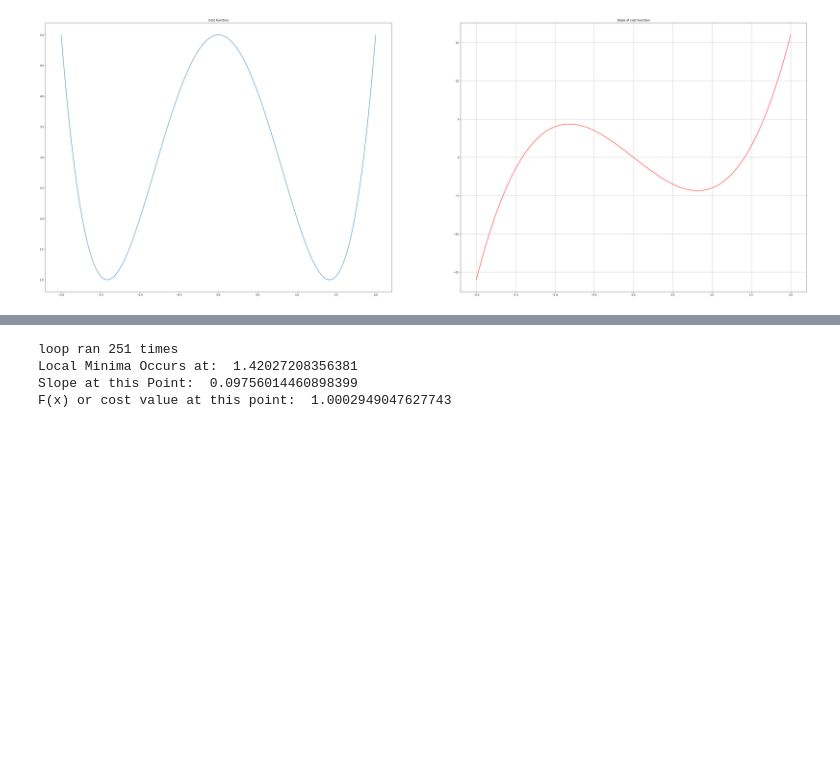
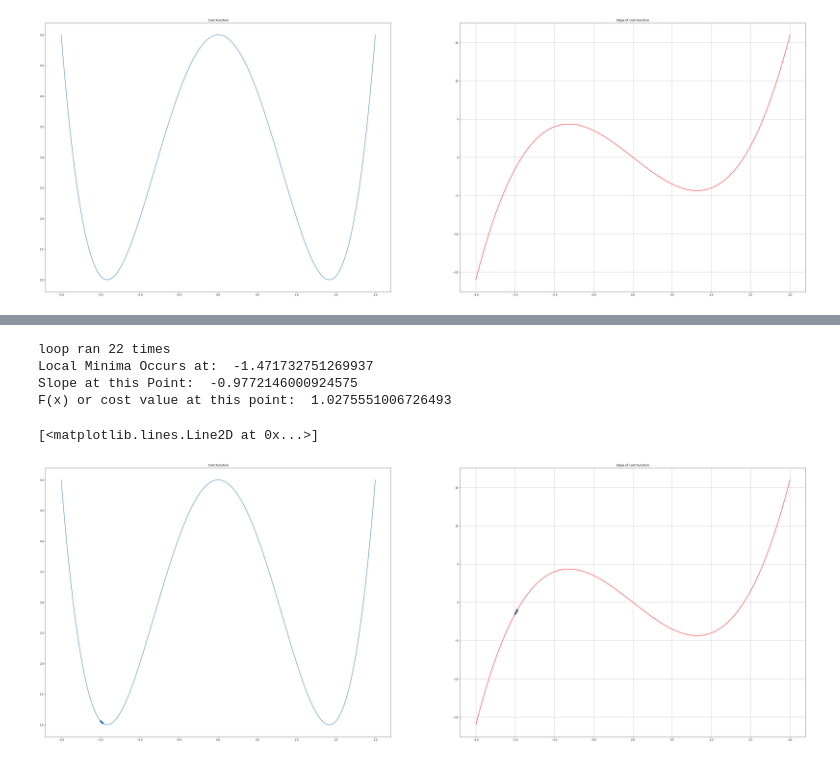
Before and after one commit to raghavguptaeng/Getting-Started-With-Data-Science, a Jupyter notebook: 2.) Gradient Decent/minimumMinima.ipynb, the cells around one changed output, grey strips where cells are left out. Cells and saved outputs as stored; diff of their text form; code cells hidden in the pictures; blank space fills up the shorter version.

```diff
--- a/2.) Gradient Decent/minimumMinima.ipynb
+++ b/2.) Gradient Decent/minimumMinima.ipynb
@@ -28,25 +29,41 @@ plt.plot(data,dg(data),color = 'red')
 # %%
-new_x = 2
-previous_x = 0
-step_multiplier = 0.001
-precision = 0.0001
-x_list = [new_x]
-slope = [dg(new_x)]
-for i in range(500):
-    previous_x = new_x
-    gradient = dg(previous_x)
-    new_x = previous_x - (step_multiplier*gradient)
-    step_size = abs(new_x - previous_x)
-    x_list.append(new_x)
-    slope.append(dg(new_x))
-    if step_size < precision:
-        print("loop ran {} times".format(i))
-        break
-print("Local Minima Occurs at: ",new_x)
-print("Slope at this Point: ",dg(new_x))
-print("F(x) or cost value at this point: ",g(new_x))
+def gradient(new_x,step_multiplier,precision):
+    previous_x = 0
+    x_list = [new_x]
+    slope = [dg(new_x)]
+    for i in range(500):
+        previous_x = new_x
+        gradient = dg(previous_x)
+        new_x = previous_x - (step_multiplier*gradient)
+        step_size = abs(new_x - previous_x)
+        x_list.append(new_x)
+        slope.append(dg(new_x))
+        if step_size < precision:
+            print("loop ran {} times".format(i))
+            break
+#     print(slope)
+    print("Local Minima Occurs at: ",new_x)
+    print("Slope at this Point: ",dg(new_x))
+    print("F(x) or cost value at this point: ",g(new_x))
+    return x_list;
-# %% [output]
-loop ran 251 times
-Local Minima Occurs at:  1.42027208356381
-Slope at this Point:  0.09756014460898399
-F(x) or cost value at this point:  1.0002949047627743
+# %%
+l1 = gradient(step_multiplier = 0.001,precision = 0.001,new_x = -1.5)
+plt.figure(figsize=(55,20))
+#plot 1
+plt.subplot(1,2,1) #row column and index this is used to define plot 1
+plt.title("Cost Function")
+plt.scatter(l1 , g(np.array(l1)))
+plt.plot(data,g(data))
+#plot 2
+plt.subplot(1,2,2)
+plt.title("Slope of cost Function")
+plt.grid()
+plt.scatter(l1 , dg(np.array(l1)))
+plt.plot(data,dg(data),color = 'red')
+# %% [output]
+loop ran 22 times
+Local Minima Occurs at:  -1.471732751269937
+Slope at this Point:  -0.9772146000924575
+F(x) or cost value at this point:  1.0275551006726493
+[<matplotlib.lines.Line2D at 0x...>]
+[figure, added]
```
Also changed, not shown: parts of 3 cells of this notebook, 1 other file.
